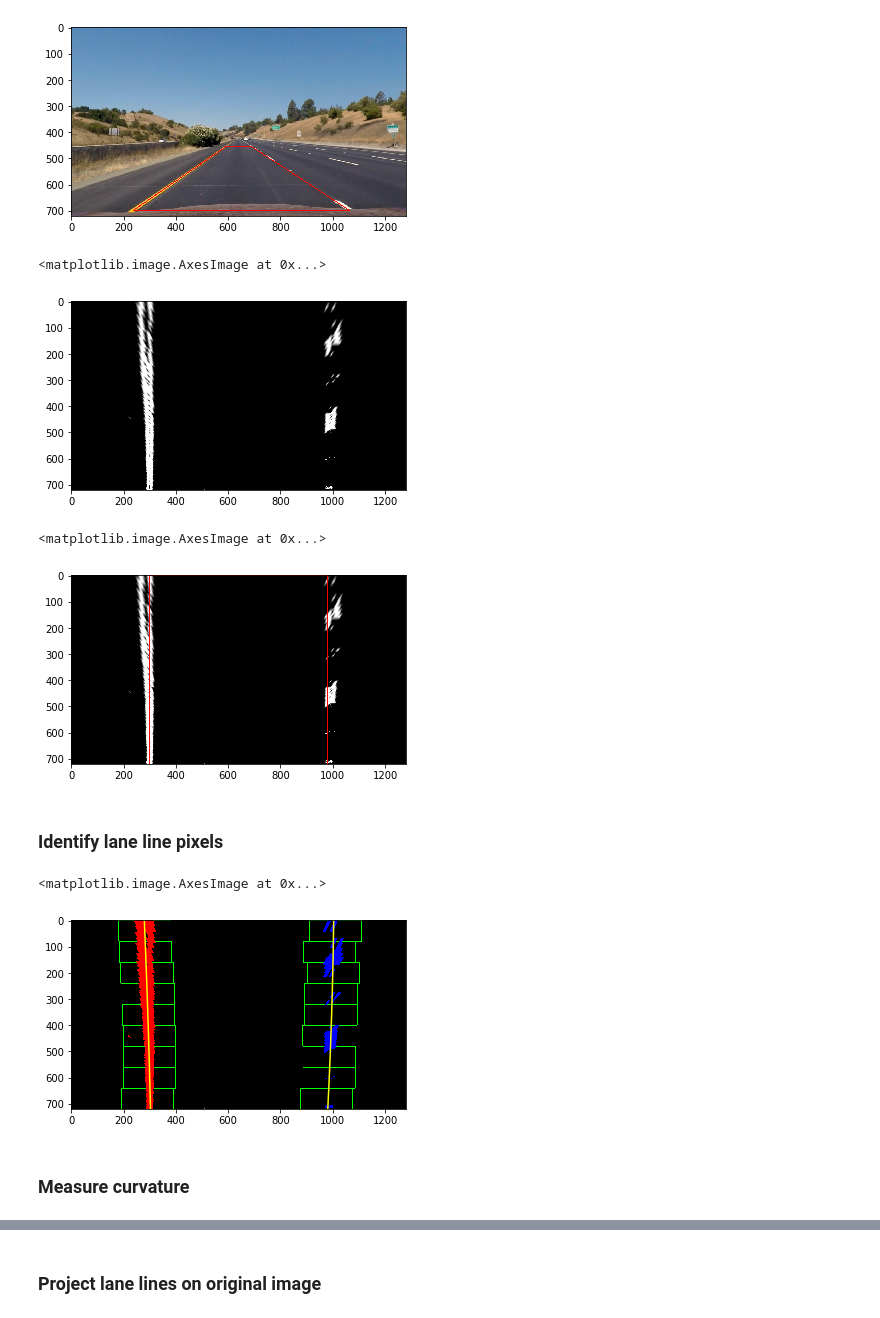
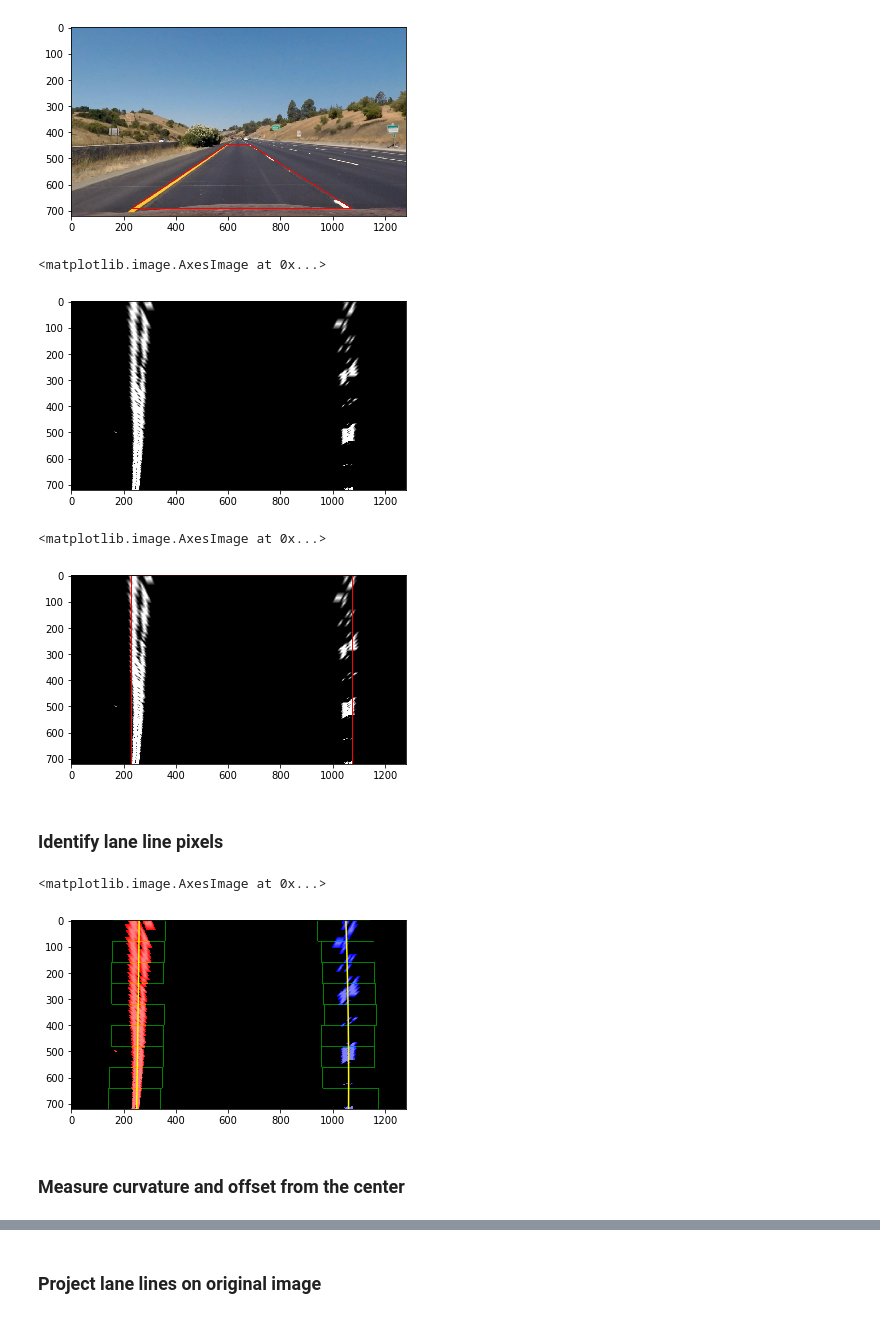
Before and after one commit to alex4men/CarND-Advanced-Lane-Lines, a Jupyter notebook: Advanced_Lane_Finding.ipynb, the cells around one changed output, grey strips where cells are left out. Drawn from its saved outputs; the diff is of its cells as text; code cells hidden in the pictures.

```diff
--- a/Advanced_Lane_Finding.ipynb
+++ b/Advanced_Lane_Finding.ipynb
@@ -203,3 +197,6 @@ dst = np.float32([[300,0],[980,0],[980,720],[300,720]])
+# %%
+src = np.float32([[594.7,448.5], [684.8,448.5], [1074.95,692.3], [230.6,692.3]])
+dst = np.float32([[230.6,0],[1074.95,0],[1074.95,720],[230.6,720]])
 # %%
 undistImgWTrap = undistImg.copy()
 for i in range(4):
@@ -214,7 +211,7 @@ warpedImg = cv2.warpPerspective(binaryImg, M, binaryImg.shape[1::-1], flags = cv
 plt.imshow(warpedImg)
 # %% [output]
 <matplotlib.image.AxesImage at 0x...>
-[figure, old version]
+[figure, new version]
 # %%
 warpedImgRect = warpedImg.copy()
 for i in range(4):
@@ -222,7 +219,7 @@ for i in range(4):
 plt.imshow(warpedImgRect)
 # %% [output]
 <matplotlib.image.AxesImage at 0x...>
-[figure, old version]
+[figure, new version]
 # %% [markdown]
 ### Identify lane line pixels
 # %%
@@ -311,7 +308,7 @@ def find_lane_pixels(binary_warped):
 # %%
 def fit_polynomial(binary_warped):
     # Find our lane pixels first
-    leftx, lefty, rightx, righty, out_img = find_lane_pixels(binary_warped)
+    leftx, lefty, rightx, righty, out_img_rect = find_lane_pixels(binary_warped)
 
     ### Fit a second order polynomial to each using `np.polyfit` ###
     try:
@@ -333,6 +330,7 @@ def fit_polynomial(binary_warped):
         right_fitx = 1*ploty**2 + 1*ploty
 
 
+    out_img = np.zeros_like(out_img_rect)
     ## Visualization ##
     # Colors in the left and right lane regions
     out_img[lefty, leftx] = [255, 0, 0]
@@ -342,22 +340,22 @@ def fit_polynomial(binary_warped):
 #     plt.plot(left_fitx, ploty, color='yellow')
 #     plt.plot(right_fitx, ploty, color='yellow')
 
-    return out_img, left_fitx, right_fitx
+    return out_img, left_fitx, right_fitx, out_img_rect
 # %%
 grayWarpedImg = cv2.cvtColor(warpedImg, cv2.COLOR_RGB2GRAY)
-warpedLaneImg, left_fitx, right_fitx = fit_polynomial(grayWarpedImg)
+warpedLaneImg, left_fitx, right_fitx, rect_img = fit_polynomial(grayWarpedImg)
 
 ploty = np.linspace(0, grayWarpedImg.shape[0]-1, grayWarpedImg.shape[0] )
 # Plots the left and right polynomials on the lane lines
 plt.plot(left_fitx, ploty, color='yellow')
 plt.plot(right_fitx, ploty, color='yellow')
 
-plt.imshow(warpedLaneImg)
+plt.imshow(cv2.addWeighted(warpedLaneImg, 1, rect_img, 0.5, 0))
 # %% [output]
 <matplotlib.image.AxesImage at 0x...>
-[figure, old version]
+[figure, new version]
 # %% [markdown]
-### Measure curvature
+### Measure curvature and offset from the center
 # %%
 def measure_curvature_real(binary_warped):
     '''
```
Also changed, not shown: parts of 11 cells of this notebook, 3 other files.
